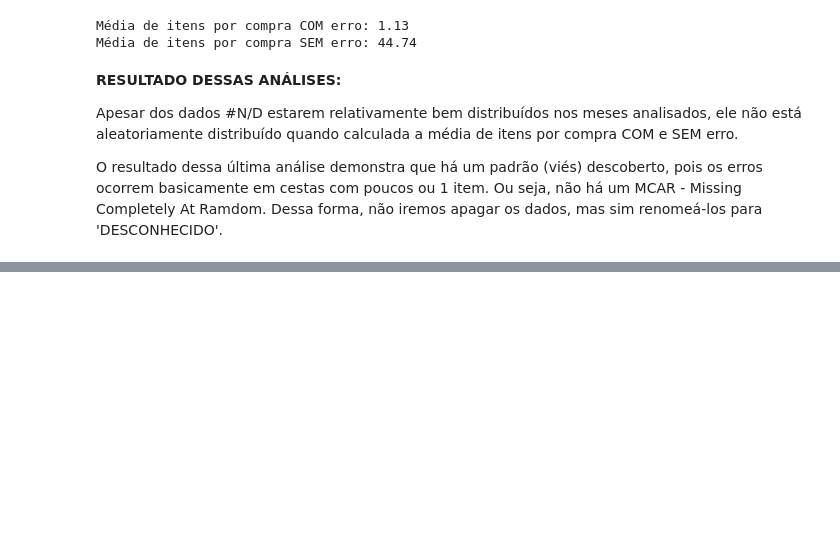
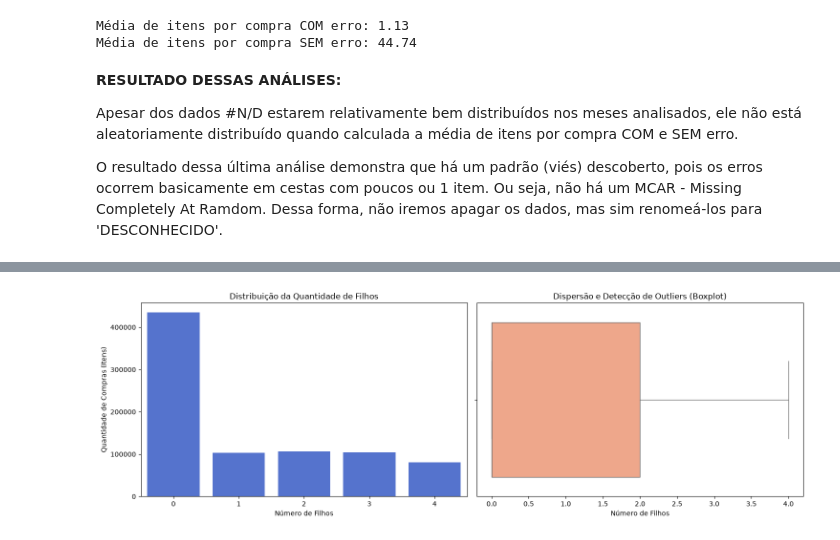
Before and after one commit to YuriDieu/mini_projeto_sctec, a Jupyter notebook: mini_projeto_yuri_psybiowski_analise_de_dados_T6.ipynb, the cells around one changed output, grey strips where cells are left out. Saved outputs shown, nothing was run; the diff lists cells and outputs as text; code cells hidden in the pictures; blank space fills up the shorter version.

```diff
--- a/mini_projeto_yuri_psybiowski_analise_de_dados_T6.ipynb
+++ b/mini_projeto_yuri_psybiowski_analise_de_dados_T6.ipynb
@@ -444,3 +516,12 @@ Média de itens por compra SEM erro: 44.74
 Apesar dos dados #N/D estarem relativamente bem distribuídos nos meses analisados, ele não está aleatoriamente distribuído quando calculada a média de itens por compra COM e SEM erro.
 
 O resultado dessa última análise demonstra que há um padrão (viés) descoberto, pois os erros ocorrem basicamente em cestas com poucos ou 1 item. Ou seja, não há um MCAR - Missing Completely At Ramdom. Dessa forma, não iremos apagar os dados, mas sim renomeá-los para 'DESCONHECIDO'.
+# %%
+# Renomeando os dados de #N/D para DESCONHECIDO
+df_varejo_copia['PR_CAT'] = df_varejo_copia['PR_CAT'].replace('#N/D', 'DESCONHECIDO')
+
+# Apagando a coluna temporária
+df_varejo_copia = df_varejo_copia.drop(columns=['ERRO_CAT'])
+
+# Veiricando dataset
+df_varejo_copia.info()
@@ -446,0 +611,18 @@ O resultado dessa última análise demonstra que há um padrão (viés) descober
+# %%
+fig, axes = plt.subplots(1, 2, figsize=(15, 5))
+
+# Gráfico 1: Gráfico de Barras (Contagem absoluta)
+sns.countplot(x=df_varejo_copia['CL_FHL'], color='royalblue', ax=axes[0])
+axes[0].set_title('Distribuição da Quantidade de Filhos')
+axes[0].set_xlabel('Número de Filhos')
+axes[0].set_ylabel('Quantidade de Compras (Itens)')
+
+# Gráfico 2: Boxplot (Foco em dispersão e Outliers)
+sns.boxplot(x=df_varejo_copia['CL_FHL'], color='lightsalmon', ax=axes[1])
+axes[1].set_title('Dispersão e Detecção de Outliers (Boxplot)')
+axes[1].set_xlabel('Número de Filhos')
+
+plt.tight_layout()
+plt.show()
+# %% [output]
+[figure, added]
```
Also changed, not shown: parts of 15 cells of this notebook.
